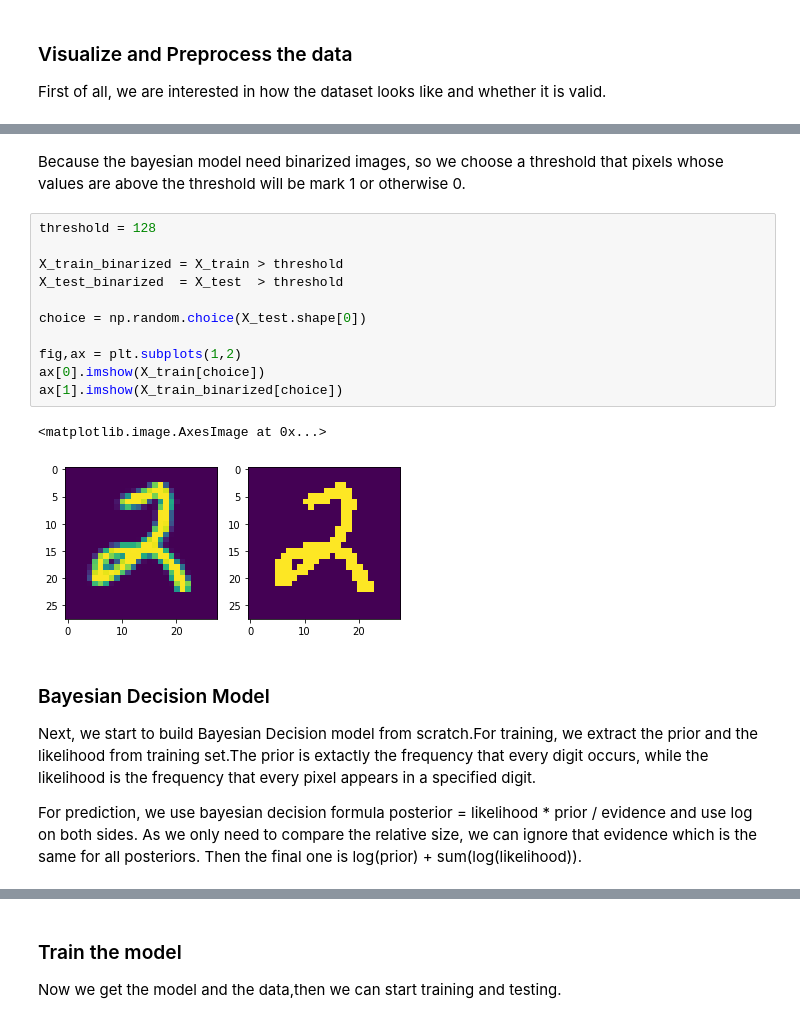
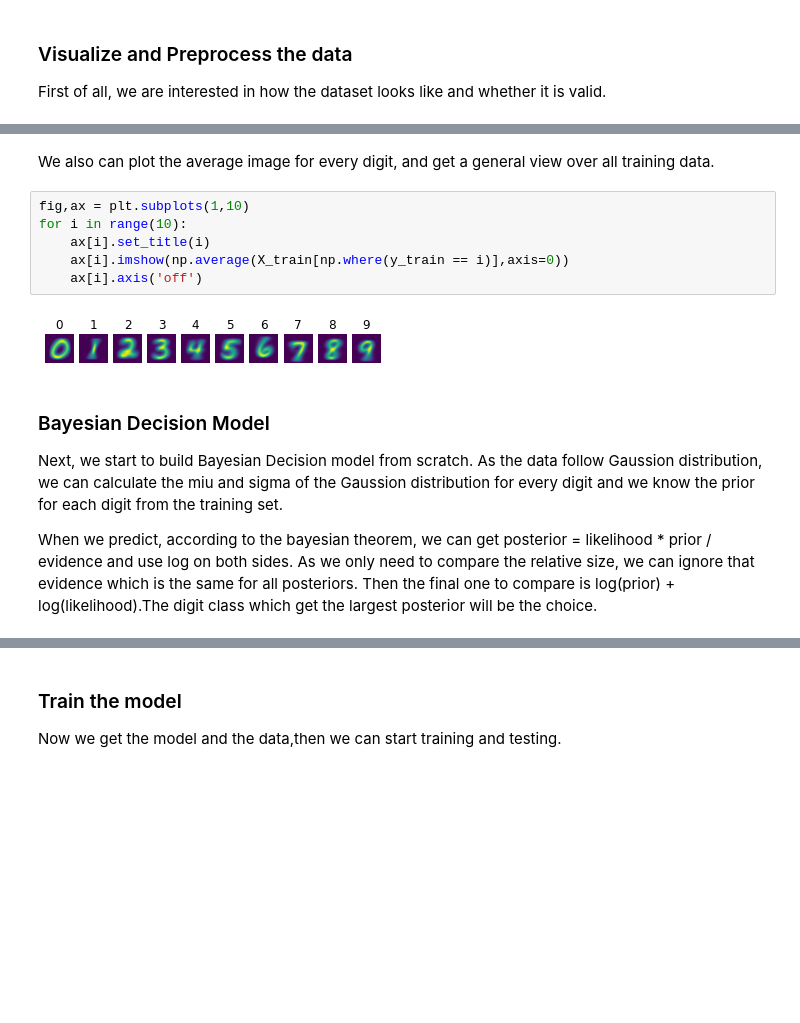
Before and after one commit to ryanhe312/pattern-recognition-assignment, a Jupyter notebook: lab03 bayesian/lab03.ipynb, the cells around one changed output, grey strips where cells are left out. Cells and saved outputs as stored; diff of their text form; blank space fills up the shorter version.

```diff
--- a/lab03 bayesian/lab03.ipynb
+++ b/lab03 bayesian/lab03.ipynb
@@ -93,25 +93,21 @@ for i in range(10):
-# %% [markdown]
-Because the bayesian model need binarized images, so we choose a threshold that pixels whose values are above the threshold will be mark 1 or otherwise 0.
-# %%
-threshold = 128
-
-X_train_binarized = X_train > threshold
-X_test_binarized  = X_test  > threshold
-
-choice = np.random.choice(X_test.shape[0])
-
-fig,ax = plt.subplots(1,2)
-ax[0].imshow(X_train[choice])
-ax[1].imshow(X_train_binarized[choice])
-# %% [output]
-<matplotlib.image.AxesImage at 0x...>
-[figure, removed]
+# %% [markdown]
+We also can plot the average image for every digit, and get a general view over all training data.
+# %%
+fig,ax = plt.subplots(1,10)
+for i in range(10):
+    ax[i].set_title(i)
+    ax[i].imshow(np.average(X_train[np.where(y_train == i)],axis=0))
+    ax[i].axis('off')
+# %% [output]
+[figure, added]
 # %% [markdown]
 ### Bayesian Decision Model
 
-Next, we start to build Bayesian Decision model from scratch.For training, we extract the prior and the likelihood from training set.The prior is extactly the frequency that every digit occurs, while the likelihood is the frequency that every pixel appears in a specified digit.
+Next, we start to build Bayesian Decision model from scratch. As the data follow Gaussion distribution, we can calculate the miu and sigma of the Gaussion distribution for every digit and we know the prior for each digit from the training set.
 
-For prediction, we use bayesian decision formula posterior = likelihood * prior / evidence and use log on both sides. As we only need to compare the relative size, we can ignore that evidence which is the same for all posteriors. Then the final one is log(prior) + sum(log(likelihood)).
+When we predict, according to the bayesian theorem, we can get posterior = likelihood * prior / evidence and use log
+on both sides. As we only need to compare the relative size, we can ignore that evidence which is the
+same for all posteriors. Then the final one to compare is log(prior) + log(likelihood).The digit class which get the largest posterior will be the choice.
 # %%
 class BayesianDecision(object):
     def __init__(self):
```
Also changed, not shown: parts of 5 cells of this notebook.
